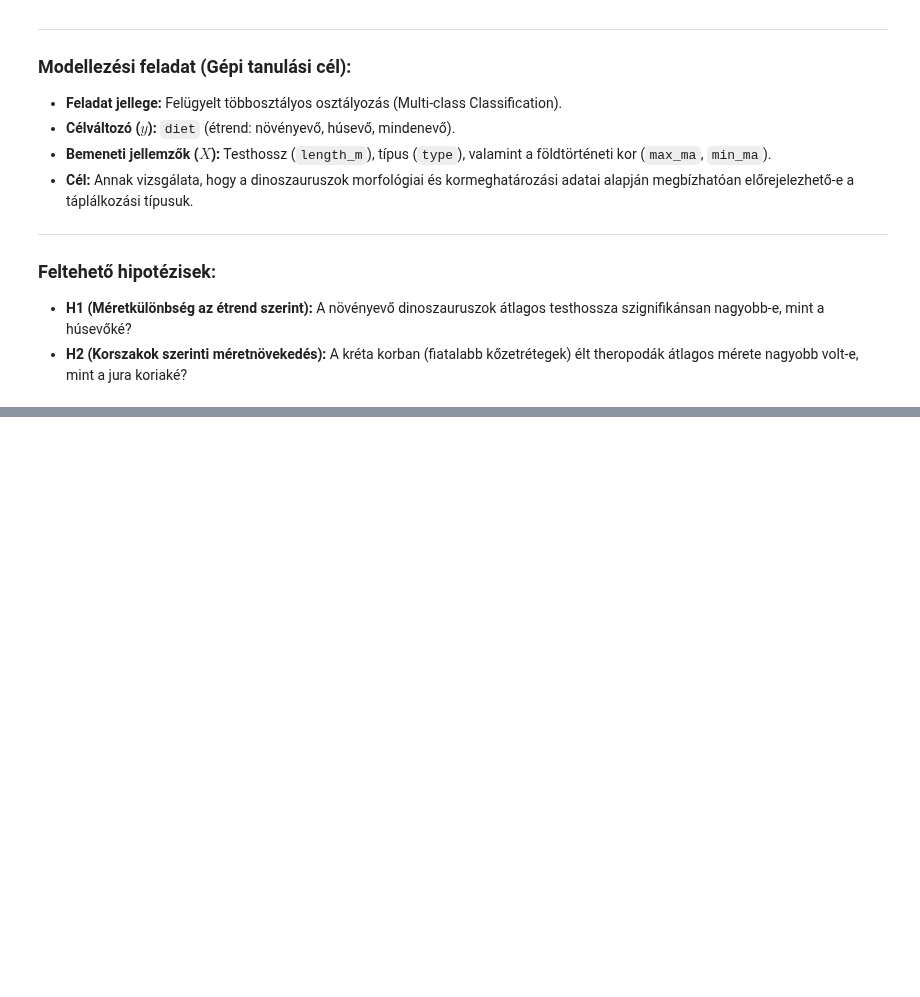
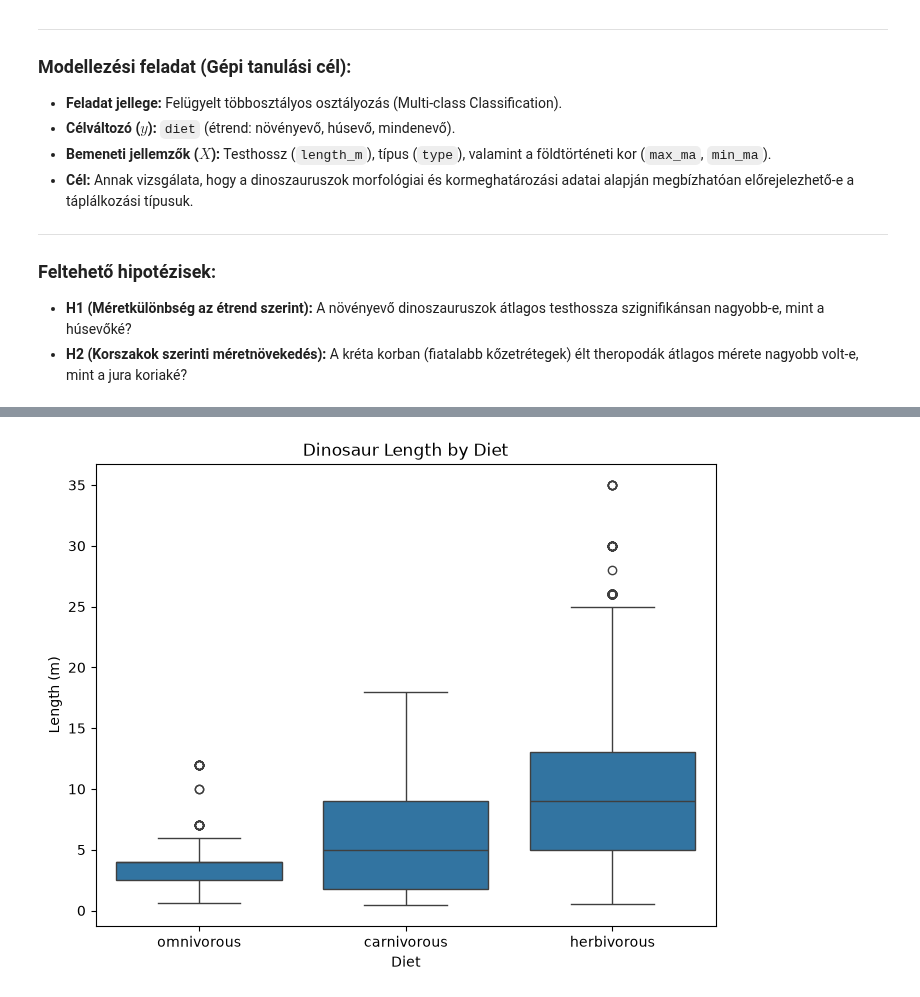
Before and after one commit to MTZBRN/dino-project, a Jupyter notebook: dino_project.ipynb, the cells around one changed output, grey strips where cells are left out. Cells and saved outputs as stored; diff of their text form; code cells hidden in the pictures; blank space fills up the shorter version.

```diff
--- a/dino_project.ipynb
+++ b/dino_project.ipynb
@@ -145,0 +176,9 @@ Az adathalmaz összesen **4951 sorból** és **12 oszlopból** áll.
+# %%
+plt.figure(figsize=(8, 6))
+sns.boxplot(data=df, x='diet', y='length_m')
+plt.title('Dinosaur Length by Diet')
+plt.xlabel('Diet')
+plt.ylabel('Length (m)')
+plt.show()
+# %% [output]
+[figure, added]
```
Also changed, not shown: parts of 5 cells of this notebook.
